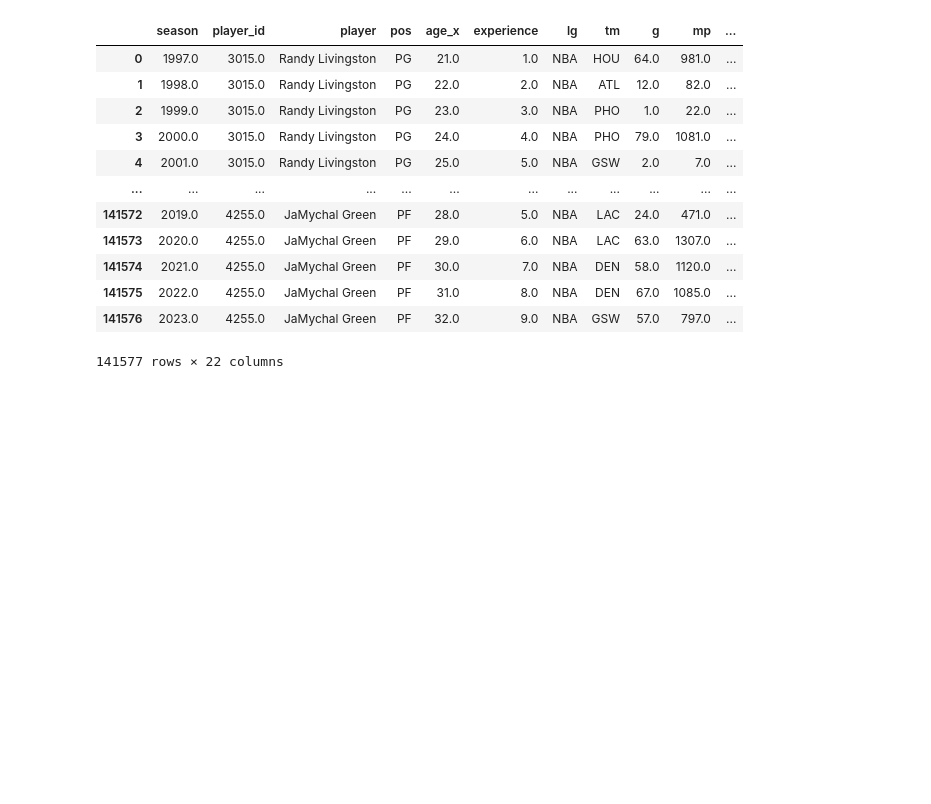
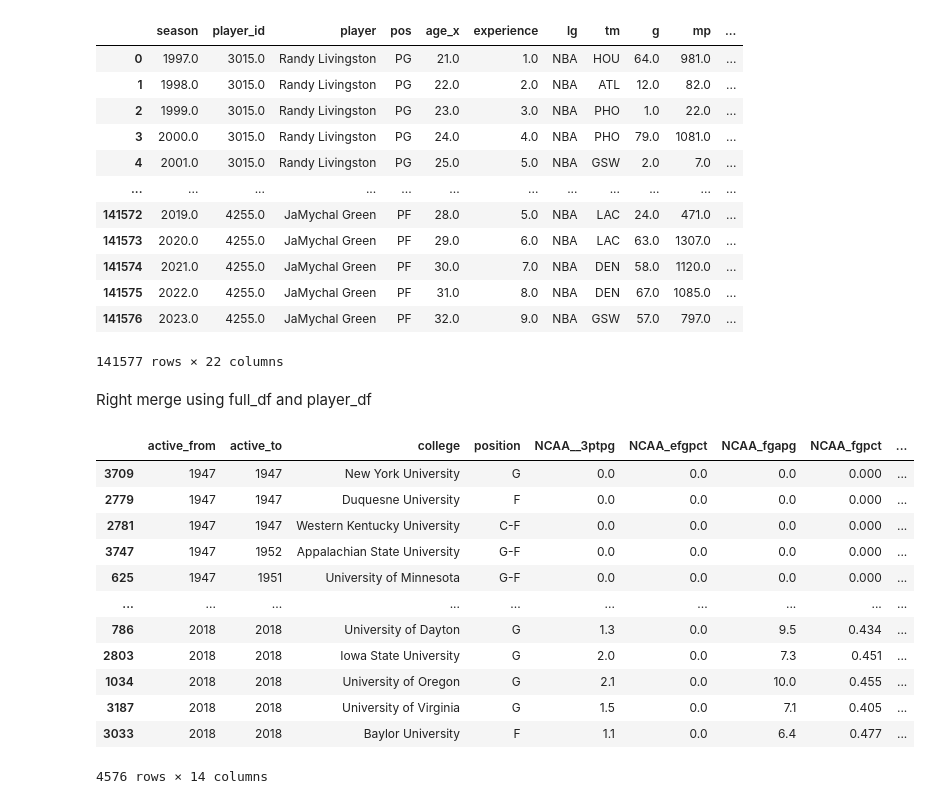
Before and after one commit to lexborrero7/cs176_project, a Jupyter notebook: Project1-Data Wrangling-Copy1.ipynb, the cells around one changed output. Cells and saved outputs as stored; diff of their text form; code cells hidden in the pictures; blank space fills up the shorter version.

```diff
--- a/Project1-Data Wrangling-Copy1.ipynb
+++ b/Project1-Data Wrangling-Copy1.ipynb
@@ -235,3 +235,34 @@ display(combined_df)
 | 141575 | 2022.0 | 4255.0 | JaMychal Green | PF | 31.0 | 8.0 | NBA | DEN | 67.0 | 1085.0 | ... |
 | 141576 | 2023.0 | 4255.0 | JaMychal Green | PF | 32.0 | 9.0 | NBA | GSW | 57.0 | 797.0 | ... |
 141577 rows × 22 columns
+# %% [markdown]
+Right merge using full_df and player_df
+# %%
+#clean, filter, and sort college_df
+
+#Define wanted columns
+college_df = college_df[['active_from', 'active_to','college','position','NCAA__3ptpg','NCAA_efgpct','NCAA_fgapg','NCAA_fgpct','NCAA_fgpg','NCAA_ft','NCAA_ftapg','NCAA_ftpg','NCAA_games','NCAA_ppg']]
+#fill missing values with 0
+college_df.fillna(0,inplace=True)
+
+#drop duplicates
+college_df.drop_duplicates()
+
+#sort in ascending order for years active
+college_df = college_df.sort_values(by=['active_from'], ascending=[True])
+
+display(college_df)
+# %% [output]
+|  | active_from | active_to | college | position | NCAA__3ptpg | NCAA_efgpct | NCAA_fgapg | NCAA_fgpct | ... |
+| 3709 | 1947 | 1947 | New York University | G | 0.0 | 0.0 | 0.0 | 0.000 | ... |
+| 2779 | 1947 | 1947 | Duquesne University | F | 0.0 | 0.0 | 0.0 | 0.000 | ... |
+| 2781 | 1947 | 1947 | Western Kentucky University | C-F | 0.0 | 0.0 | 0.0 | 0.000 | ... |
+| 3747 | 1947 | 1952 | Appalachian State University | G-F | 0.0 | 0.0 | 0.0 | 0.000 | ... |
+| 625 | 1947 | 1951 | University of Minnesota | G-F | 0.0 | 0.0 | 0.0 | 0.000 | ... |
+| ... | ... | ... | ... | ... | ... | ... | ... | ... | ... |
+| 786 | 2018 | 2018 | University of Dayton | G | 1.3 | 0.0 | 9.5 | 0.434 | ... |
+| 2803 | 2018 | 2018 | Iowa State University | G | 2.0 | 0.0 | 7.3 | 0.451 | ... |
+| 1034 | 2018 | 2018 | University of Oregon | G | 2.1 | 0.0 | 10.0 | 0.455 | ... |
+| 3187 | 2018 | 2018 | University of Virginia | G | 1.5 | 0.0 | 7.1 | 0.405 | ... |
+| 3033 | 2018 | 2018 | Baylor University | F | 1.1 | 0.0 | 6.4 | 0.477 | ... |
+4576 rows × 14 columns
```
Also changed, not shown: parts of 4 cells of this notebook.
